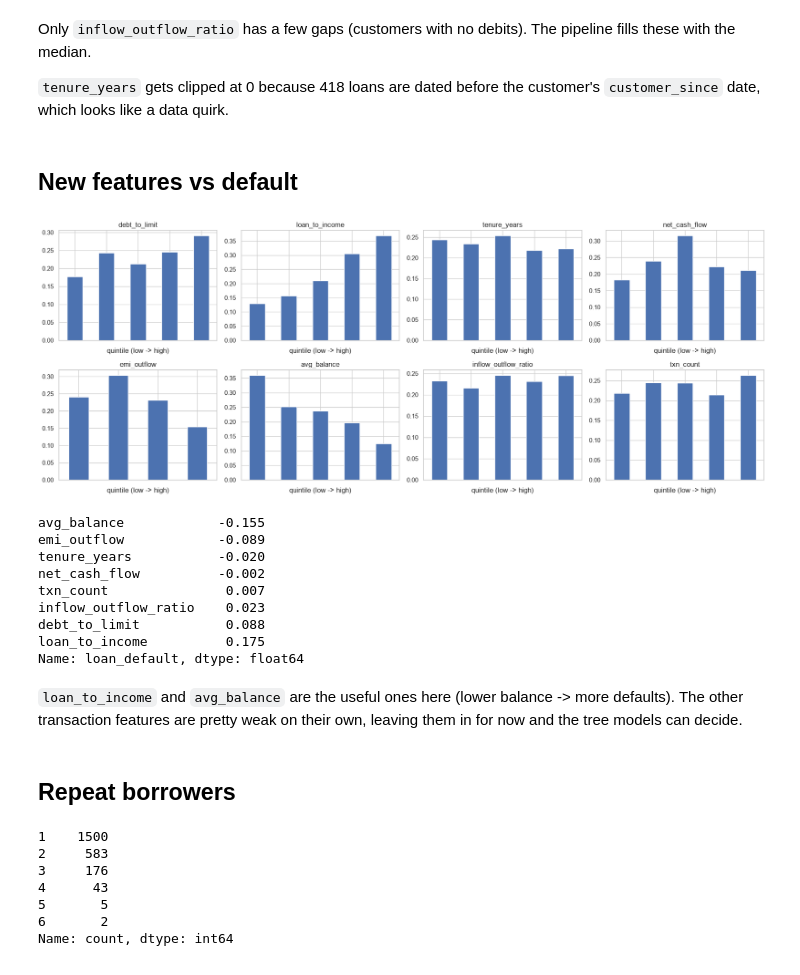
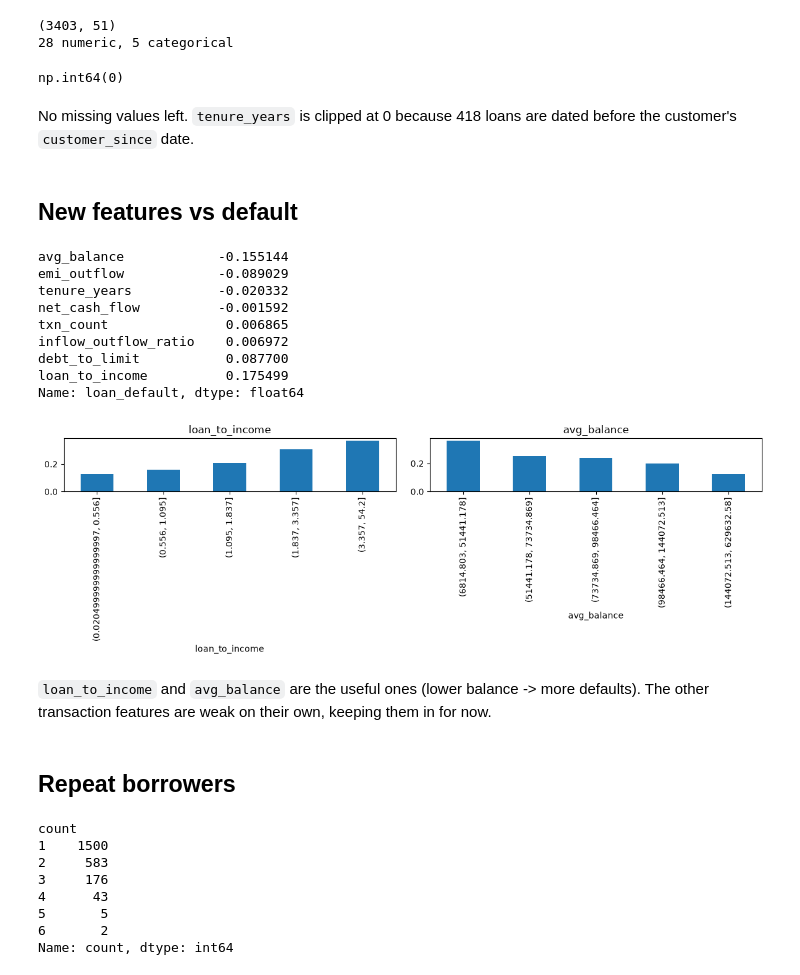
Before and after one commit to priyankavasavada/credit-risk-loan-analytics, a Jupyter notebook: notebooks/02_feature_engineering.ipynb, the cells around one changed output. Cells and saved outputs as stored; diff of their text form; code cells hidden in the pictures.

```diff
--- a/notebooks/02_feature_engineering.ipynb
+++ b/notebooks/02_feature_engineering.ipynb
@@ -14,5 +10,4 @@ sys.path.append("../src")
 
 import pandas as pd
 import matplotlib.pyplot as plt
-import seaborn as sns
-sns.set_theme(style="whitegrid")
+from features import get_data, num_cols, cat_cols
@@ -54,45 +14,51 @@ dtype: int64
+# %%
+df = get_data()
+df = df[df["loan_default"].notna()]
+df["loan_default"] = df["loan_default"].astype(int)
+print(df.shape)
+print(len(num_cols), "numeric,", len(cat_cols), "categorical")
+# %% [output]
+(3403, 51)
+28 numeric, 5 categorical
+# %%
+df[num_cols].isna().sum().sum()
+# %% [output]
+np.int64(0)
 # %% [markdown]
-Only `inflow_outflow_ratio` has a few gaps (customers with no debits). The pipeline fills
-these with the median.
-
-`tenure_years` gets clipped at 0 because 418 loans are dated before the customer's
-`customer_since` date, which looks like a data quirk.
+No missing values left. `tenure_years` is clipped at 0 because 418 loans are dated before
+the customer's `customer_since` date.
 # %% [markdown]
 ## New features vs default
+# %%
+new = ["debt_to_limit", "loan_to_income", "tenure_years", "net_cash_flow",
+       "emi_outflow", "avg_balance", "inflow_outflow_ratio", "txn_count"]
+df[new + ["loan_default"]].corr()["loan_default"].drop("loan_default").sort_values()
+# %% [output]
+avg_balance            -0.155144
+emi_outflow            -0.089029
+tenure_years           -0.020332
+net_cash_flow          -0.001592
+txn_count               0.006865
+inflow_outflow_ratio    0.006972
+debt_to_limit           0.087700
+loan_to_income          0.175499
+Name: loan_default, dtype: float64
 # %%
-new_feats = ["debt_to_limit", "loan_to_income", "tenure_years", "net_cash_flow",
-             "emi_outflow", "avg_balance", "inflow_outflow_ratio", "txn_count"]
-
-fig, axes = plt.subplots(2, 4, figsize=(18, 7))
-for ax, col in zip(axes.flat, new_feats):
-    q = pd.qcut(df[col], 5, duplicates="drop")
-    df.groupby(q, observed=True)[TARGET].mean().plot.bar(ax=ax, title=col)
-    ax.set_xticklabels([])
-    ax.set_xlabel("quintile (low -> high)")
+fig, axes = plt.subplots(1, 2, figsize=(12, 4))
+for ax, col in zip(axes, ["loan_to_income", "avg_balance"]):
+    df.groupby(pd.qcut(df[col], 5), observed=True)["loan_default"].mean().plot.bar(ax=ax, title=col)
 plt.tight_layout()
 # %% [output]
-[figure, old version]
+[figure, new version]
-# %%
-df[new_feats + [TARGET]].corr()[TARGET].drop(TARGET).sort_values().round(3)
-# %% [output]
-avg_balance            -0.155
-emi_outflow            -0.089
-tenure_years           -0.020
-net_cash_flow          -0.002
-txn_count               0.007
-inflow_outflow_ratio    0.023
-debt_to_limit           0.088
-loan_to_income          0.175
-Name: loan_default, dtype: float64
 # %% [markdown]
-`loan_to_income` and `avg_balance` are the useful ones here (lower balance -> more defaults).
-The other transaction features are pretty weak on their own, leaving them in for now
-and the tree models can decide.
+`loan_to_income` and `avg_balance` are the useful ones (lower balance -> more defaults).
+The other transaction features are weak on their own, keeping them in for now.
 # %% [markdown]
 ## Repeat borrowers
 # %%
-df.groupby("customer_id").size().value_counts().sort_index()
+df["customer_id"].value_counts().value_counts().sort_index()
 # %% [output]
+count
 1    1500
 2     583
 3     176
```
Also changed, not shown: parts of 9 cells of this notebook, 4 other files.
